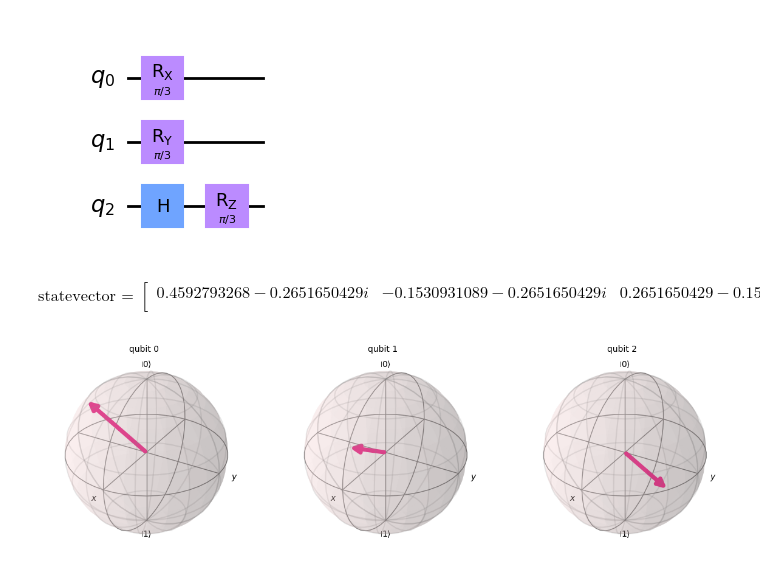
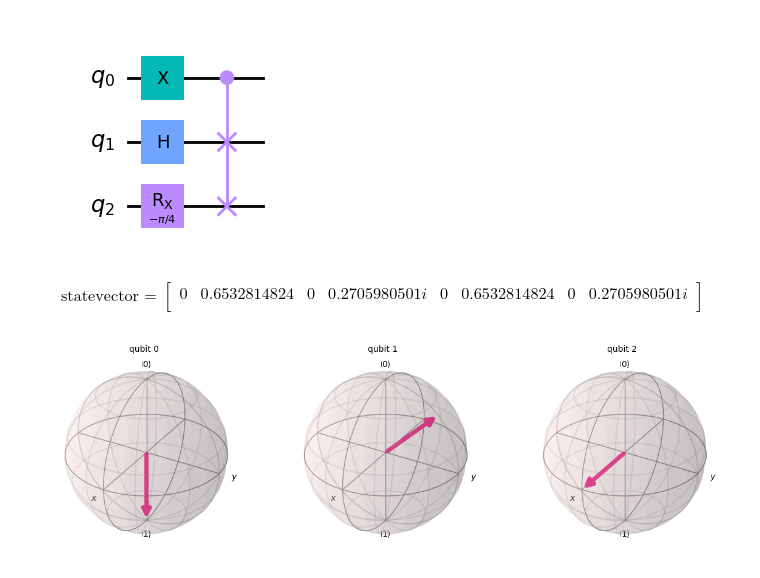
Before and after one commit to 8888/quantum-computing-fundamentals-2833097, a Jupyter notebook: workbook.ipynb, the cells around one changed output. Drawn from its saved outputs; the diff is of its cells as text; code cells hidden in the pictures.

```diff
--- a/workbook.ipynb
+++ b/workbook.ipynb
@@ -5,13 +5,14 @@ from math import pi
 %matplotlib inline
 # %%
 circuit = QuantumCircuit(3)
-circuit.rx(pi/3, 0)
-circuit.ry(pi/3, 1)
-circuit.h(2)
-circuit.rz(pi/3, 2)
+circuit.x(0)
+circuit.h(1)
+circuit.rx(-pi/4, 2)
+# circuit.swap(1, 2)
+circuit.cswap(0, 1, 2)
 circuit.draw(output='mpl')
 # %% [output]
-[figure, old version]
+[figure, new version]
 # %%
 simulator = Aer.get_backend('statevector_simulator')
 result = execute(circuit, backend=simulator).result()
@@ -21,13 +22,13 @@ array_to_latex(statevector, prefix='\\text{statevector = }\n')
 $$
 \text{statevector = }
 \begin{bmatrix}
-0.4592793268 - 0.2651650429 i & -0.1530931089 - 0.2651650429 i & 0.2651650429 - 0.1530931089 i & -0.0883883476 - 0.1530931089 i & 0.4592793268 + 0.2651650429 i & 0.1530931089 - 0.2651650429 i & 0.2651650429 + 0.1530931089 i & 0.0883883476 - 0.1530931089 i  \\
+0 & 0.6532814824 & 0 & 0.2705980501 i & 0 & 0.6532814824 & 0 & 0.2705980501 i  \\
  \end{bmatrix}
 $$
 # %%
 plot_bloch_multivector(statevector)
 # %% [output]
-[figure, old version]
+[figure, new version]
 # %%
 # simulator = Aer.get_backend('qasm_simulator')
 # result = execute(circuit, backend=simulator, shots=1024).result()
```
Also changed, not shown: 1 other file.
